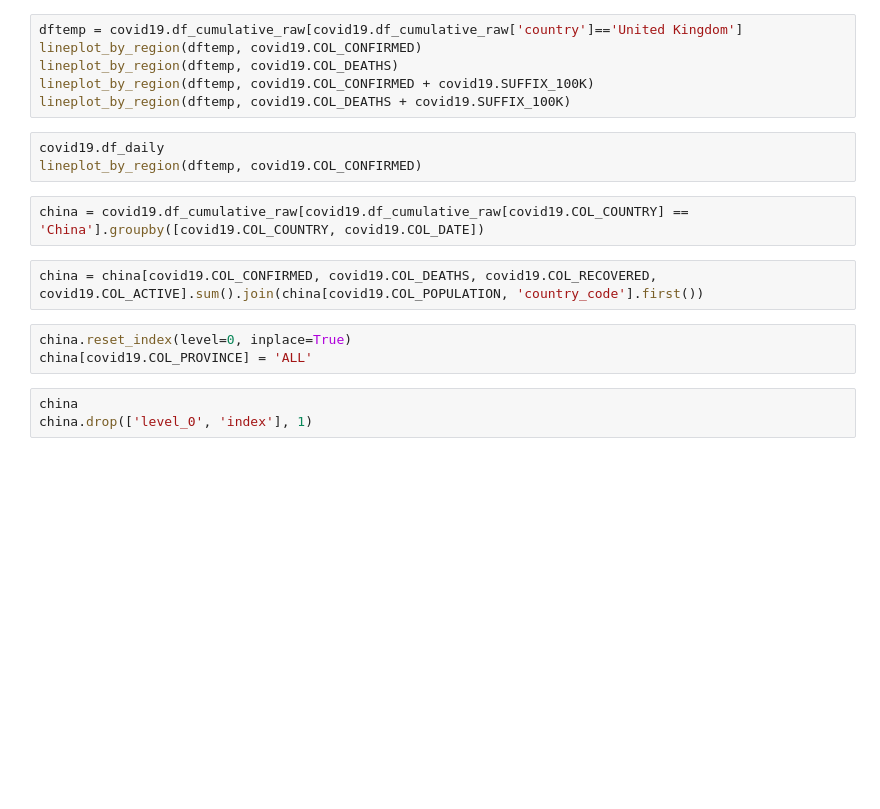
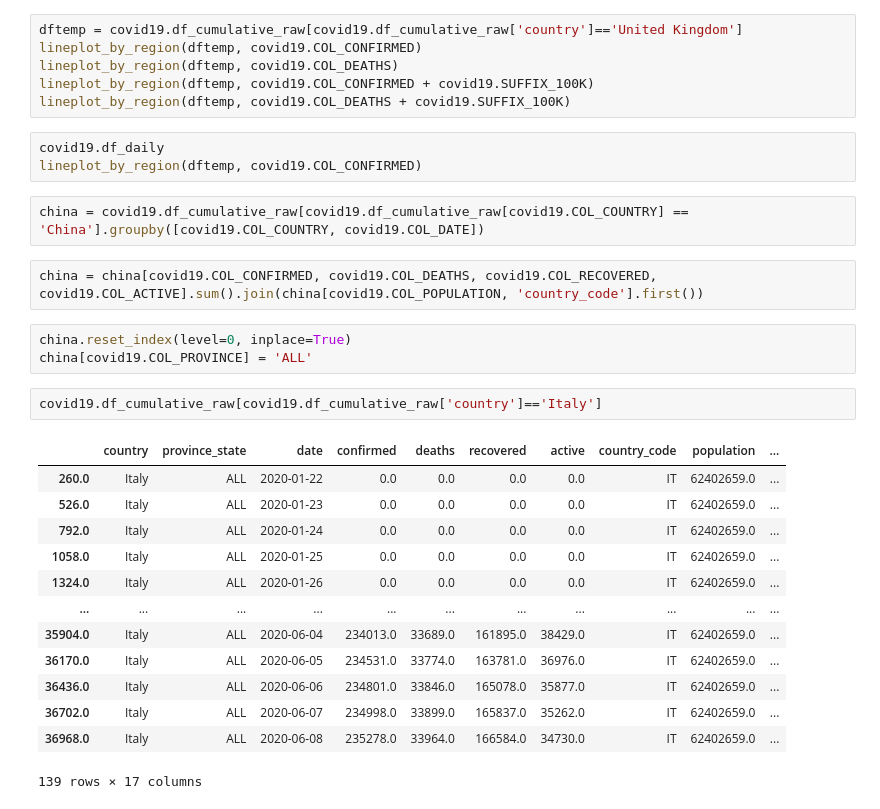
Before and after one commit to mahpatil/python-notebooks, a Jupyter notebook: covid19-bigquery/bigquery_countries_detailed.ipynb, the cells around one changed output. Cells and saved outputs as stored; diff of their text form; blank space fills up the shorter version.

```diff
--- a/covid19-bigquery/bigquery_countries_detailed.ipynb
+++ b/covid19-bigquery/bigquery_countries_detailed.ipynb
@@ -126,6 +167,19 @@ china = china[covid19.COL_CONFIRMED, covid19.COL_DEATHS, covid19.COL_RECOVERED,
 # %%
 china.reset_index(level=0, inplace=True)
 china[covid19.COL_PROVINCE] = 'ALL'
-# %%
-china
-china.drop(['level_0', 'index'], 1)
+# %%
+covid19.df_cumulative_raw[covid19.df_cumulative_raw['country']=='Italy']
+# %% [output]
+|  | country | province_state | date | confirmed | deaths | recovered | active | country_code | population | ... |
+| 260.0 | Italy | ALL | 2020-01-22 | 0.0 | 0.0 | 0.0 | 0.0 | IT | 62402659.0 | ... |
+| 526.0 | Italy | ALL | 2020-01-23 | 0.0 | 0.0 | 0.0 | 0.0 | IT | 62402659.0 | ... |
+| 792.0 | Italy | ALL | 2020-01-24 | 0.0 | 0.0 | 0.0 | 0.0 | IT | 62402659.0 | ... |
+| 1058.0 | Italy | ALL | 2020-01-25 | 0.0 | 0.0 | 0.0 | 0.0 | IT | 62402659.0 | ... |
+| 1324.0 | Italy | ALL | 2020-01-26 | 0.0 | 0.0 | 0.0 | 0.0 | IT | 62402659.0 | ... |
+| ... | ... | ... | ... | ... | ... | ... | ... | ... | ... | ... |
+| 35904.0 | Italy | ALL | 2020-06-04 | 234013.0 | 33689.0 | 161895.0 | 38429.0 | IT | 62402659.0 | ... |
+| 36170.0 | Italy | ALL | 2020-06-05 | 234531.0 | 33774.0 | 163781.0 | 36976.0 | IT | 62402659.0 | ... |
+| 36436.0 | Italy | ALL | 2020-06-06 | 234801.0 | 33846.0 | 165078.0 | 35877.0 | IT | 62402659.0 | ... |
+| 36702.0 | Italy | ALL | 2020-06-07 | 234998.0 | 33899.0 | 165837.0 | 35262.0 | IT | 62402659.0 | ... |
+| 36968.0 | Italy | ALL | 2020-06-08 | 235278.0 | 33964.0 | 166584.0 | 34730.0 | IT | 62402659.0 | ... |
+139 rows × 17 columns
```
Also changed, not shown: parts of 6 cells of this notebook, 6 other files.
